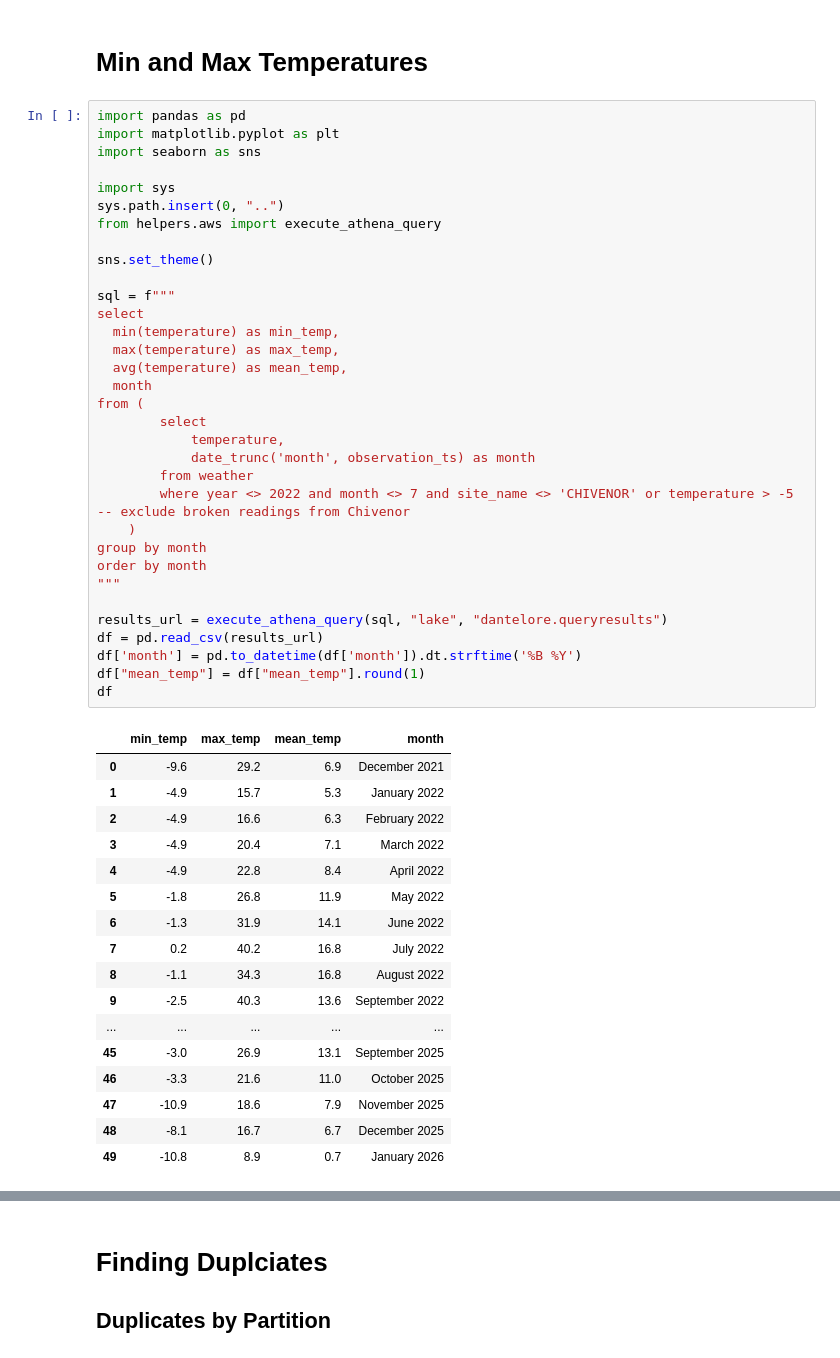
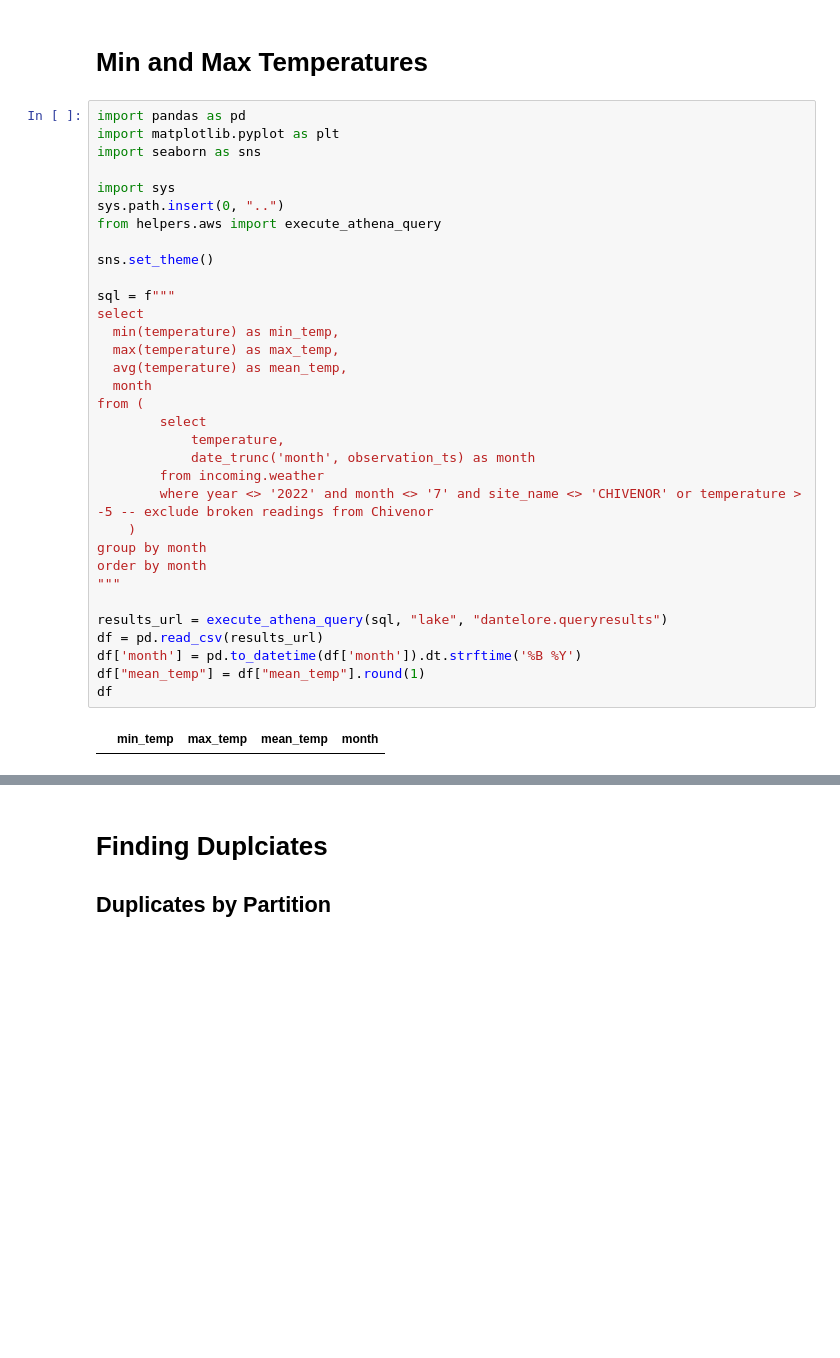
Before and after one commit to DanteLore/weather-etl, a Jupyter notebook: notebooks/data_quality.ipynb, the cells around one changed output, grey strips where cells are left out. Cells and saved outputs as stored; diff of their text form; blank space fills up the shorter version.

```diff
--- a/notebooks/data_quality.ipynb
+++ b/notebooks/data_quality.ipynb
@@ -6,51 +6,35 @@ import matplotlib.pyplot as plt
 import seaborn as sns
 
 import sys
 sys.path.insert(0, "..")
 from helpers.aws import execute_athena_query
 
 sns.set_theme()
 
 sql = f"""
 select
   min(temperature) as min_temp,
   max(temperature) as max_temp,
   avg(temperature) as mean_temp,
   month
 from (
         select
             temperature,
             date_trunc('month', observation_ts) as month
-        from weather
-        where year <> 2022 and month <> 7 and site_name <> 'CHIVENOR' or temperature > -5 -- exclude broken readings from Chivenor
+        from incoming.weather
+        where year <> '2022' and month <> '7' and site_name <> 'CHIVENOR' or temperature > -5 -- exclude broken readings from Chivenor
     )
 group by month
 order by month
 """
 
 results_url = execute_athena_query(sql, "lake", "dantelore.queryresults")
 df = pd.read_csv(results_url)
 df['month'] = pd.to_datetime(df['month']).dt.strftime('%B %Y')
 df["mean_temp"] = df["mean_temp"].round(1)
 df
 # %% [output]
 |  | min_temp | max_temp | mean_temp | month |
-| 0 | -9.6 | 29.2 | 6.9 | December 2021 |
-| 1 | -4.9 | 15.7 | 5.3 | January 2022 |
-| 2 | -4.9 | 16.6 | 6.3 | February 2022 |
-| 3 | -4.9 | 20.4 | 7.1 | March 2022 |
-| 4 | -4.9 | 22.8 | 8.4 | April 2022 |
-| 5 | -1.8 | 26.8 | 11.9 | May 2022 |
-| 6 | -1.3 | 31.9 | 14.1 | June 2022 |
-| 7 | 0.2 | 40.2 | 16.8 | July 2022 |
-| 8 | -1.1 | 34.3 | 16.8 | August 2022 |
-| 9 | -2.5 | 40.3 | 13.6 | September 2022 |
-| ... | ... | ... | ... | ... |
-| 45 | -3.0 | 26.9 | 13.1 | September 2025 |
-| 46 | -3.3 | 21.6 | 11.0 | October 2025 |
-| 47 | -10.9 | 18.6 | 7.9 | November 2025 |
-| 48 | -8.1 | 16.7 | 6.7 | December 2025 |
-| 49 | -10.8 | 8.9 | 0.7 | January 2026 |
 # %%
 f, ax = plt.subplots(figsize=(15, 6))
 ax.set_title('UK Temperature Summary', fontdict={'fontsize': '18', 'fontweight' : '3'})
```
Also changed, not shown: parts of 9 cells of this notebook, 4 other files.
